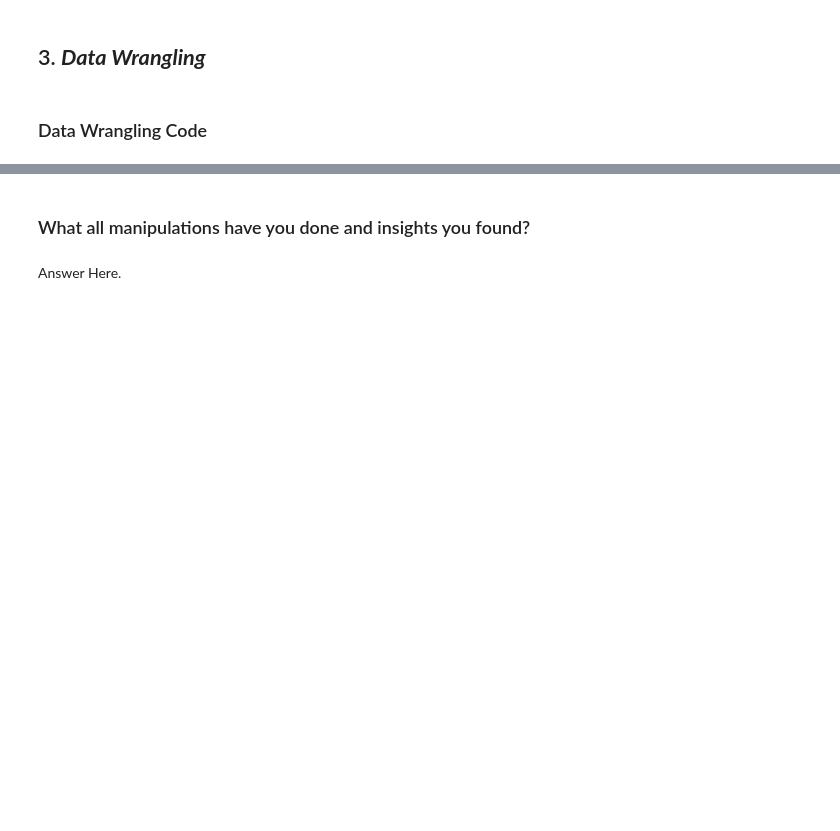
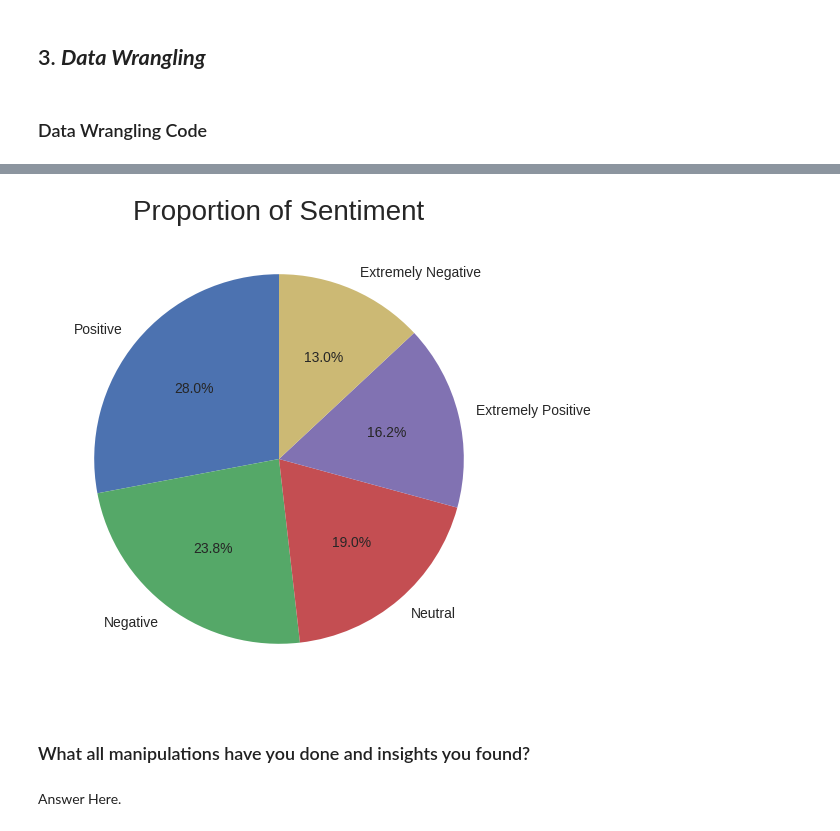
Before and after one commit to Vibhuguptampi/Coronavirus-Tweet-Sentiment-Analysis, a Jupyter notebook: Coronavirus_Tweet_Sentiment_Analysis.ipynb, the cells around one changed output, grey strips where cells are left out. Cells and saved outputs as stored; diff of their text form; code cells hidden in the pictures; blank space fills up the shorter version.

Commit message:
Data Wrangling

```diff
--- a/Coronavirus_Tweet_Sentiment_Analysis.ipynb
+++ b/Coronavirus_Tweet_Sentiment_Analysis.ipynb
@@ -312,3 +309,4 @@ dtype: int64
 ### Data Wrangling Code
 # %%
 # Write your code to make your dataset analysis ready.
+df.dropna(inplace=True)
@@ -314,0 +340,5 @@ dtype: int64
+# %%
+#unique sentiments count in our data
+sentiment_count = df['Sentiment'].value_counts().reset_index()
+sentiment_count.columns=['Sentiment','count']
+sentiment_count
@@ -315,3 +352,15 @@ dtype: int64
+# %%
+#proportions for each sentiment category
+plt.figure(figsize=(10, 6))
+ax = plt.subplot()
+# Calculate the proportions for each sentiment category
+proportions = sentiment_count['count'] / sentiment_count['count'].sum()
+# Create the pie chart
+ax.pie(proportions, labels=sentiment_count['Sentiment'], autopct='%1.1f%%', startangle=90)
+ax.set_title('Proportion of Sentiment', fontsize=20)
+plt.show()
+# %% [output]
+[figure, added]
 # %% [markdown]
 ### What all manipulations have you done and insights you found?
 # %% [markdown]
```
Also changed, not shown: parts of 7 cells of this notebook.
